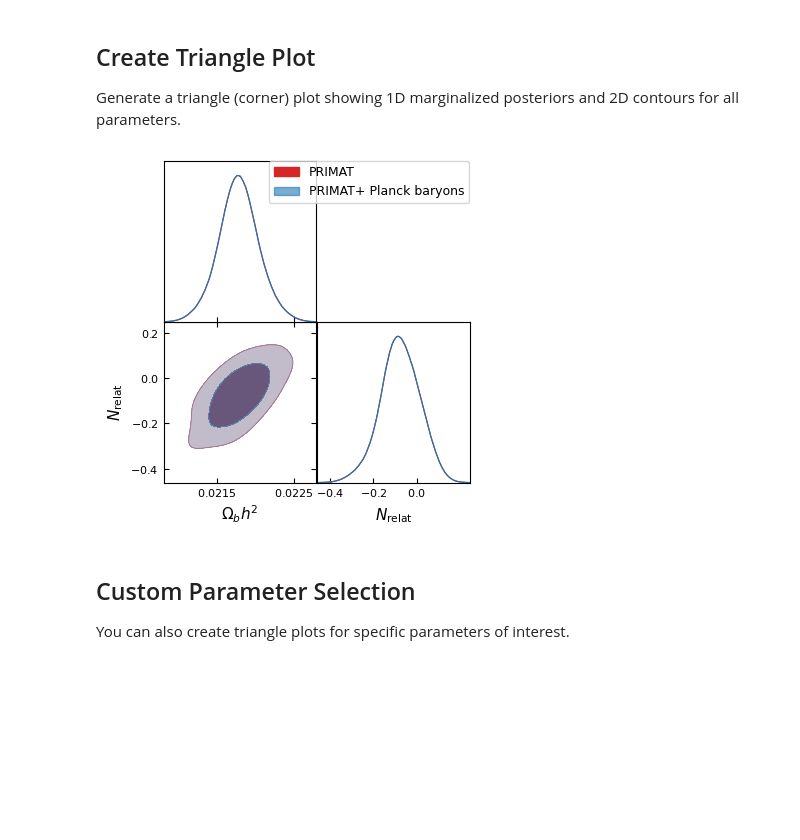
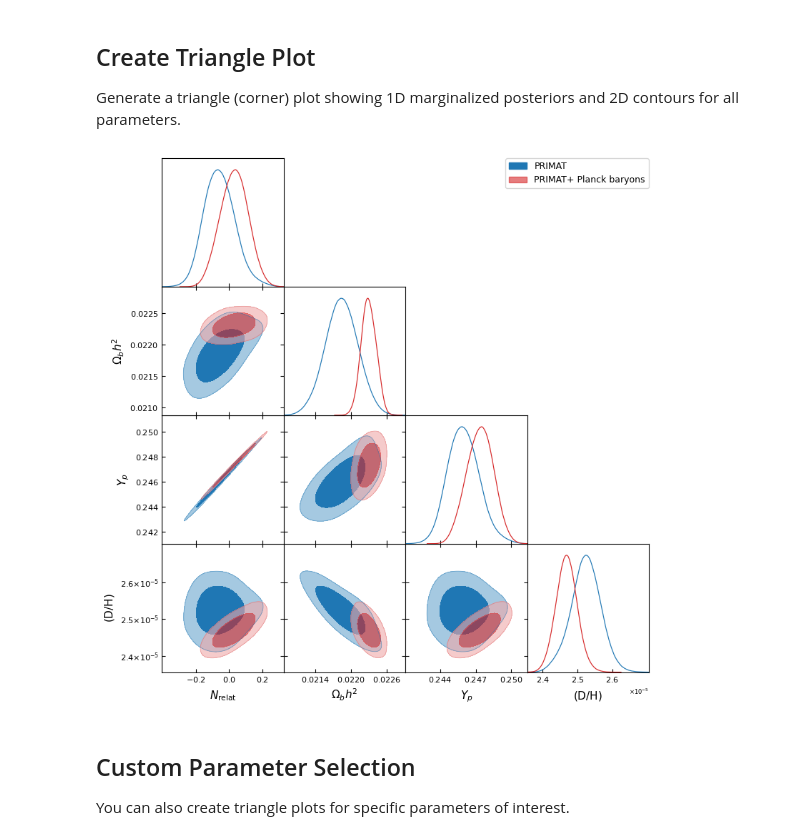
Before and after one commit to CyrilPitrou/primat_wrapper, a Jupyter notebook: pythontest/analyze_primat_standard.ipynb, the cells around one changed output. Cells and saved outputs as stored; diff of their text form; code cells hidden in the pictures; blank space fills up the shorter version.

```diff
--- a/pythontest/analyze_primat_standard.ipynb
+++ b/pythontest/analyze_primat_standard.ipynb
@@ -40,7 +35,7 @@ output_dir = '../plots/'
 
 #Name of chain
 chain_name1 = 'bbn_Nrelat'
-chain_name2 = 'bbn_Nrelat'
+chain_name2 = 'bbn_priorb_Nrelat'
 #chain_name2 = 'bbn_cmb_Nrelat'
 
 
@@ -91,31 +98,31 @@ Generate a triangle (corner) plot showing 1D marginalized posteriors and 2D cont
 # %%
 # Create GetDist plotter
 g = plots.get_subplot_plotter()
 
 # Configure plot settings
 g.settings.num_plot_contours = 2  # Show 68% and 95% contours
 g.settings.alpha_filled_add = 0.6  # Transparency of filled contours
 g.settings.linewidth = 1.5
 
 # Create triangle plot with all sampled parameters
 # This shows 1D posteriors on the diagonal and 2D contours off-diagonal
 
 g.triangle_plot([samples1,samples2],
-                ['omegabh2', 'Nrelat'],
+                ['Nrelat','omegabh2','YHe','DH'],
                       filled=True,
                       #plot_3d_with_param='sigma1_B',
                      legend_labels=['PRIMAT','PRIMAT+ Planck baryons'],
                      legend_loc='upper right',
-                    contour_colors=['tab:red','tab:blue']
+                    contour_colors=['tab:blue','tab:red']
                     )
 
 # Display the plot
 #plt.suptitle(f'Triangle Plot: {os.path.basename(chain_name1)}', fontsize=11, y=0.995)
 plt.tight_layout()
 plt.show()
 g.export(output_dir + 'triangle_standard.pdf')
 # %% [output]
-[figure, old version]
+[figure, new version]
 # %% [markdown]
 ## Custom Parameter Selection
 
```
Also changed, not shown: parts of 3 cells of this notebook, 1 other file.
